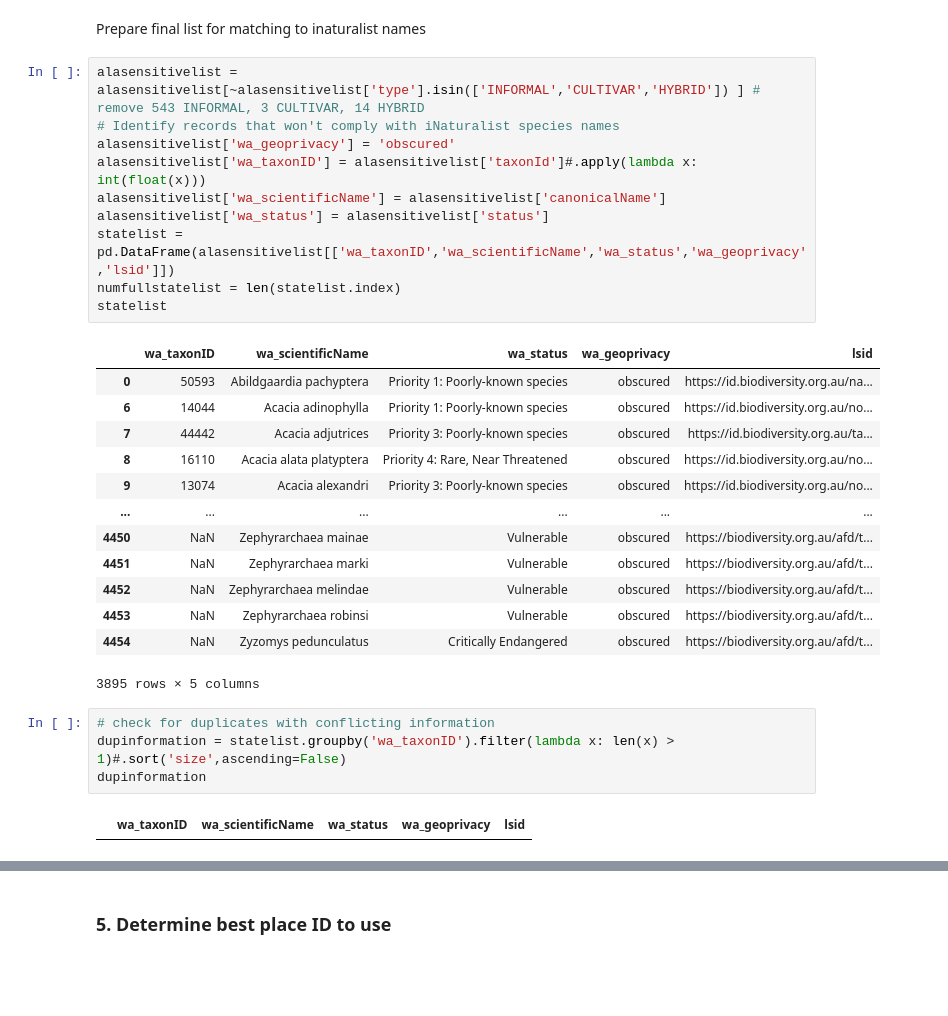
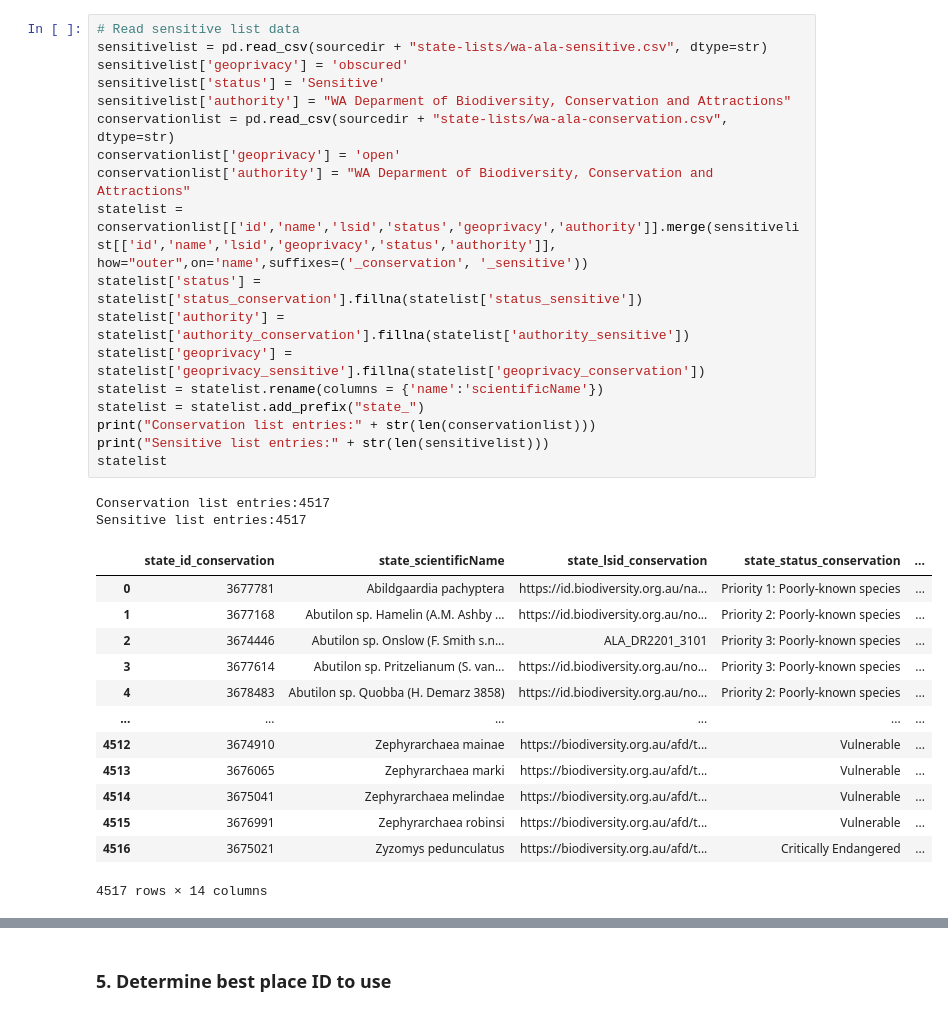
Before and after one commit to AtlasOfLivingAustralia/inaturalist-statuses, a Jupyter notebook: notebooks/wa.ipynb, the cells around one changed output, grey strips where cells are left out. Saved outputs shown, nothing was run; the diff lists cells and outputs as text; blank space fills up the shorter version.

```diff
--- a/notebooks/wa.ipynb
+++ b/notebooks/wa.ipynb
@@ -171,32 +82,34 @@ noncomply
-# %% [markdown]
-Prepare final list for matching to inaturalist names
-# %%
-alasensitivelist = alasensitivelist[~alasensitivelist['type'].isin(['INFORMAL','CULTIVAR','HYBRID']) ] # remove 543 INFORMAL, 3 CULTIVAR, 14 HYBRID
-# Identify records that won't comply with iNaturalist species names
-alasensitivelist['wa_geoprivacy'] = 'obscured'
-alasensitivelist['wa_taxonID'] = alasensitivelist['taxonId']#.apply(lambda x: int(float(x)))
-alasensitivelist['wa_scientificName'] = alasensitivelist['canonicalName']
-alasensitivelist['wa_status'] = alasensitivelist['status']
-statelist = pd.DataFrame(alasensitivelist[['wa_taxonID','wa_scientificName','wa_status','wa_geoprivacy','lsid']])
-numfullstatelist = len(statelist.index)
-statelist
-# %% [output]
-|  | wa_taxonID | wa_scientificName | wa_status | wa_geoprivacy | lsid |
-| 0 | 50593 | Abildgaardia pachyptera | Priority 1: Poorly-known species | obscured | https://id.biodiversity.org.au/na... |
-| 6 | 14044 | Acacia adinophylla | Priority 1: Poorly-known species | obscured | https://id.biodiversity.org.au/no... |
-| 7 | 44442 | Acacia adjutrices | Priority 3: Poorly-known species | obscured | https://id.biodiversity.org.au/ta... |
-| 8 | 16110 | Acacia alata platyptera | Priority 4: Rare, Near Threatened | obscured | https://id.biodiversity.org.au/no... |
-| 9 | 13074 | Acacia alexandri | Priority 3: Poorly-known species | obscured | https://id.biodiversity.org.au/no... |
-| ... | ... | ... | ... | ... | ... |
-| 4450 | NaN | Zephyrarchaea mainae | Vulnerable | obscured | https://biodiversity.org.au/afd/t... |
-| 4451 | NaN | Zephyrarchaea marki | Vulnerable | obscured | https://biodiversity.org.au/afd/t... |
-| 4452 | NaN | Zephyrarchaea melindae | Vulnerable | obscured | https://biodiversity.org.au/afd/t... |
-| 4453 | NaN | Zephyrarchaea robinsi | Vulnerable | obscured | https://biodiversity.org.au/afd/t... |
-| 4454 | NaN | Zyzomys pedunculatus | Critically Endangered | obscured | https://biodiversity.org.au/afd/t... |
-3895 rows × 5 columns
-# %%
-# check for duplicates with conflicting information
-dupinformation = statelist.groupby('wa_taxonID').filter(lambda x: len(x) > 1)#.sort('size',ascending=False)
-dupinformation
-# %% [output]
-|  | wa_taxonID | wa_scientificName | wa_status | wa_geoprivacy | lsid |
+# %%
+# Read sensitive list data
+sensitivelist = pd.read_csv(sourcedir + "state-lists/wa-ala-sensitive.csv", dtype=str)
+sensitivelist['geoprivacy'] = 'obscured'
+sensitivelist['status'] = 'Sensitive'
+sensitivelist['authority'] = "WA Deparment of Biodiversity, Conservation and Attractions"
+conservationlist = pd.read_csv(sourcedir + "state-lists/wa-ala-conservation.csv", dtype=str)
+conservationlist['geoprivacy'] = 'open'
+conservationlist['authority'] = "WA Deparment of Biodiversity, Conservation and Attractions"
+statelist = conservationlist[['id','name','lsid','status','geoprivacy','authority']].merge(sensitivelist[['id','name','lsid','geoprivacy','status','authority']], how="outer",on='name',suffixes=('_conservation', '_sensitive'))
+statelist['status'] = statelist['status_conservation'].fillna(statelist['status_sensitive'])
+statelist['authority'] = statelist['authority_conservation'].fillna(statelist['authority_sensitive'])
+statelist['geoprivacy'] = statelist['geoprivacy_sensitive'].fillna(statelist['geoprivacy_conservation'])
+statelist = statelist.rename(columns = {'name':'scientificName'})
+statelist = statelist.add_prefix("state_")
+print("Conservation list entries:" + str(len(conservationlist)))
+print("Sensitive list entries:" + str(len(sensitivelist)))
+statelist
+# %% [output]
+Conservation list entries:4517
+Sensitive list entries:4517
+|  | state_id_conservation | state_scientificName | state_lsid_conservation | state_status_conservation | ... |
+| 0 | 3677781 | Abildgaardia pachyptera | https://id.biodiversity.org.au/na... | Priority 1: Poorly-known species | ... |
+| 1 | 3677168 | Abutilon sp. Hamelin (A.M. Ashby ... | https://id.biodiversity.org.au/no... | Priority 2: Poorly-known species | ... |
+| 2 | 3674446 | Abutilon sp. Onslow (F. Smith s.n... | ALA_DR2201_3101 | Priority 3: Poorly-known species | ... |
+| 3 | 3677614 | Abutilon sp. Pritzelianum (S. van... | https://id.biodiversity.org.au/no... | Priority 3: Poorly-known species | ... |
+| 4 | 3678483 | Abutilon sp. Quobba (H. Demarz 3858) | https://id.biodiversity.org.au/no... | Priority 2: Poorly-known species | ... |
+| ... | ... | ... | ... | ... | ... |
+| 4512 | 3674910 | Zephyrarchaea mainae | https://biodiversity.org.au/afd/t... | Vulnerable | ... |
+| 4513 | 3676065 | Zephyrarchaea marki | https://biodiversity.org.au/afd/t... | Vulnerable | ... |
+| 4514 | 3675041 | Zephyrarchaea melindae | https://biodiversity.org.au/afd/t... | Vulnerable | ... |
+| 4515 | 3676991 | Zephyrarchaea robinsi | https://biodiversity.org.au/afd/t... | Vulnerable | ... |
+| 4516 | 3675021 | Zyzomys pedunculatus | https://biodiversity.org.au/afd/t... | Critically Endangered | ... |
+4517 rows × 14 columns
```
Also changed, not shown: parts of 48 cells of this notebook.
